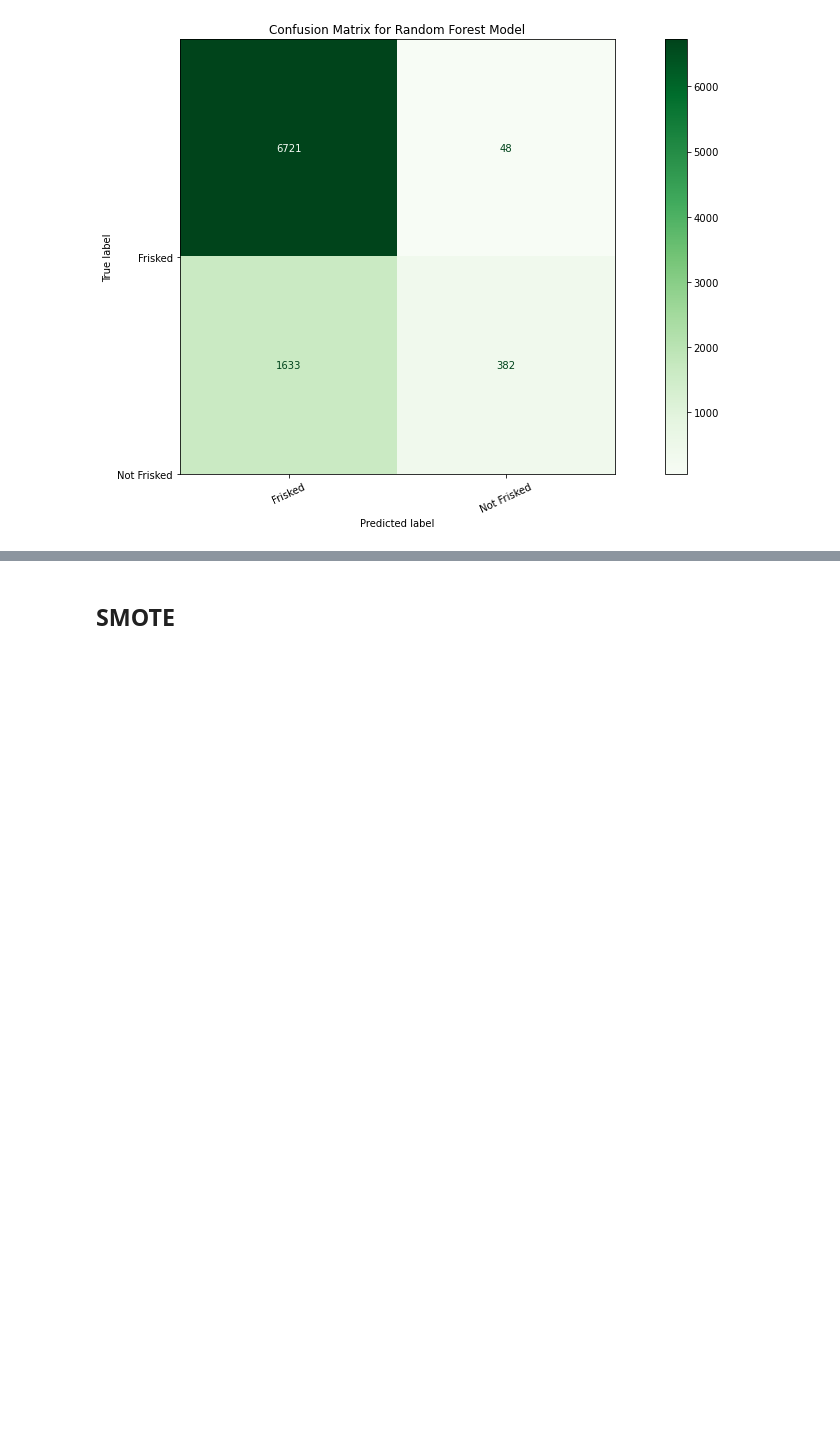
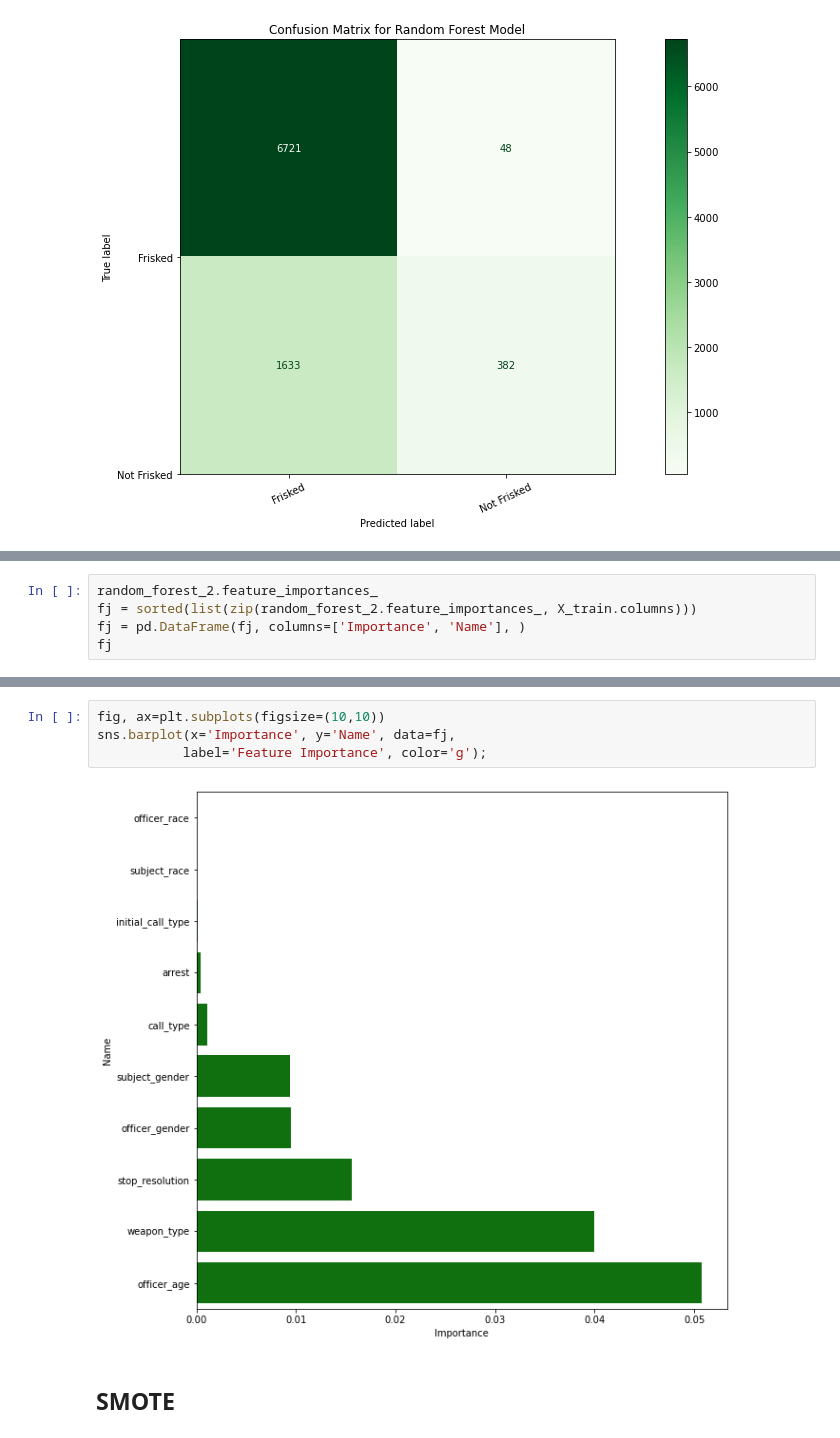
Before and after one commit to letruong711/Terry_Stop_Frisk, a Jupyter notebook: Modeling.ipynb, the cells around one changed output, grey strips where cells are left out. Saved outputs shown, nothing was run; the diff lists cells and outputs as text; blank space fills up the shorter version.

```diff
--- a/Modeling.ipynb
+++ b/Modeling.ipynb
@@ -508,0 +433,5 @@ weighted avg       0.79      0.80      0.79      8784
+# %%
+random_forest_2.feature_importances_
+fj = sorted(list(zip(random_forest_2.feature_importances_, X_train.columns)))
+fj = pd.DataFrame(fj, columns=['Importance', 'Name'], )
+fj
@@ -509,3 +450,9 @@ weighted avg       0.79      0.80      0.79      8784
+# %%
+fig, ax=plt.subplots(figsize=(10,10))
+sns.barplot(x='Importance', y='Name', data=fj,
+           label='Feature Importance', color='g');
+# %% [output]
+[figure, added]
 # %% [markdown]
 ## SMOTE
 # %%
```
Also changed, not shown: parts of 26 cells of this notebook, 6 other files.
